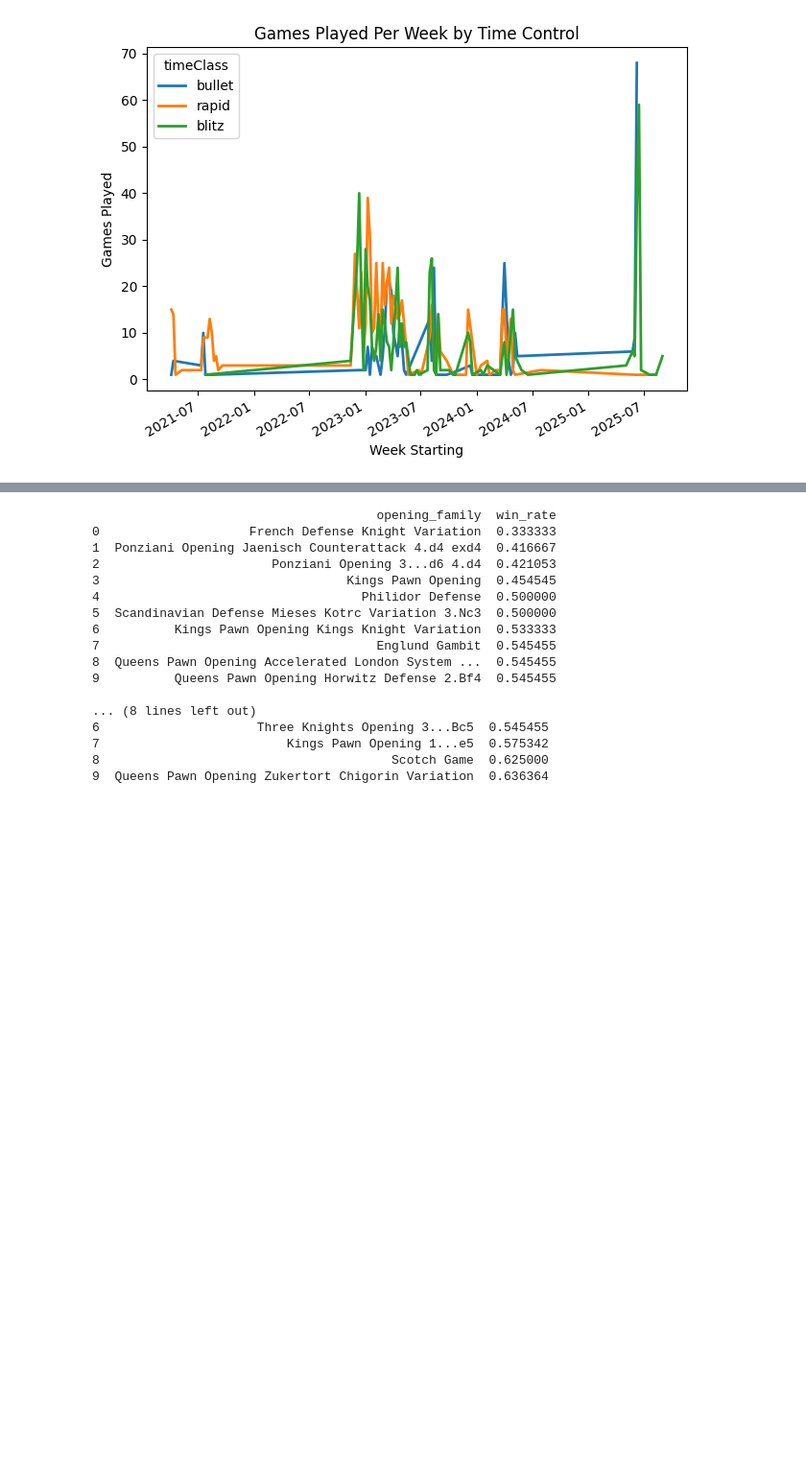
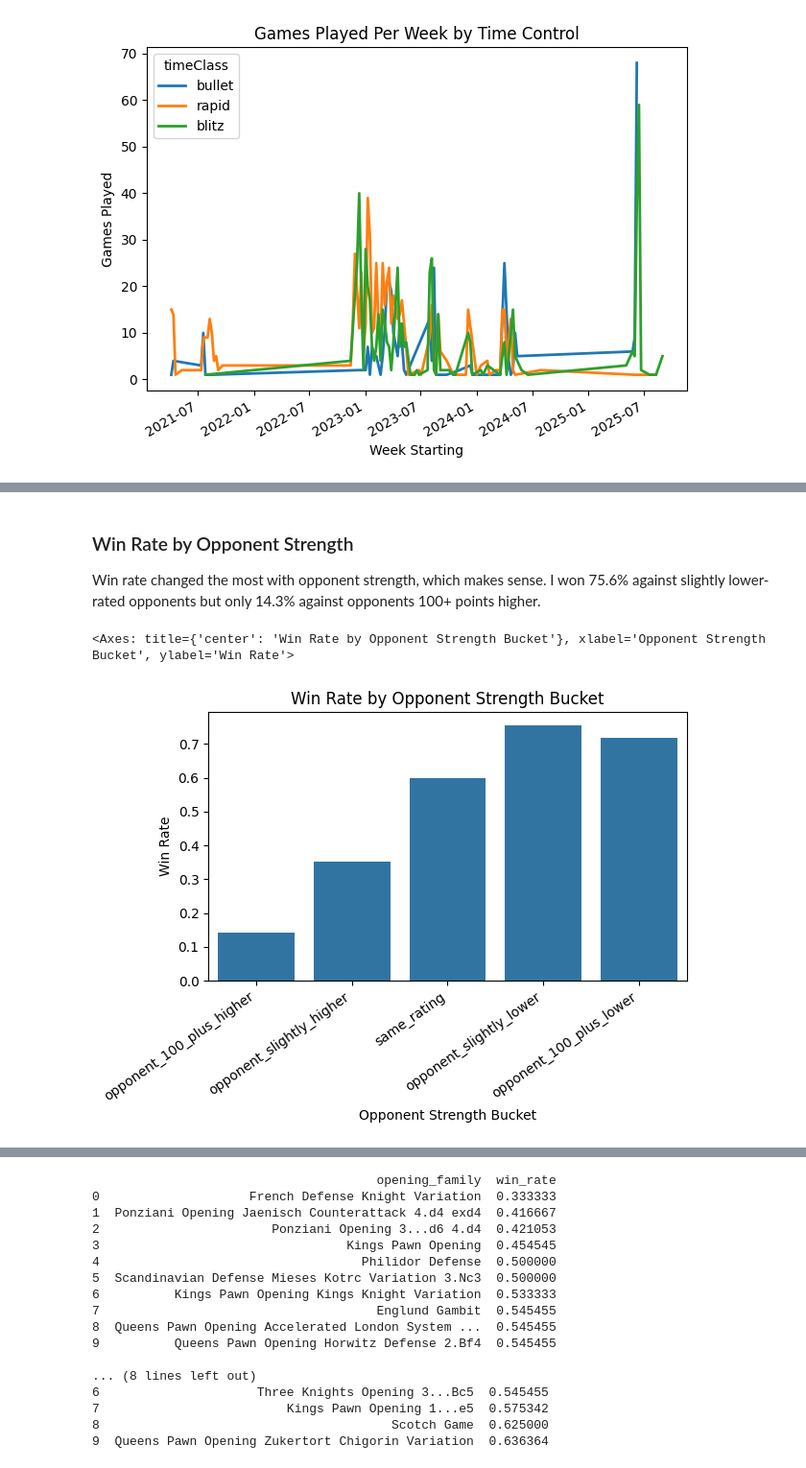
Before and after one commit to tom-m-white/cpsc222-final-project-chess-stats, a Jupyter notebook: quantified_self.ipynb, the cells around one changed output, grey strips where cells are left out. Shown at 96% size. Drawn from its saved outputs; the diff is of its cells as text; code cells hidden in the pictures; blank space fills up the shorter version.

```diff
--- a/quantified_self.ipynb
+++ b/quantified_self.ipynb
@@ -114,0 +117,9 @@ utils.plot_games_per_week(games)
+# %% [markdown]
+### Win Rate by Opponent Strength
+
+Win rate changed the most with opponent strength, which makes sense. I won 75.6% against slightly lower-rated opponents but only 14.3% against opponents 100+ points higher.
+# %%
+utils.plot_win_rate_by_opponent_strength(games)
+# %% [output]
+<Axes: title={'center': 'Win Rate by Opponent Strength Bucket'}, xlabel='Opponent Strength Bucket', ylabel='Win Rate'>
+[figure, added]
```
Also changed, not shown: parts of 18 cells of this notebook, 3 other files.
